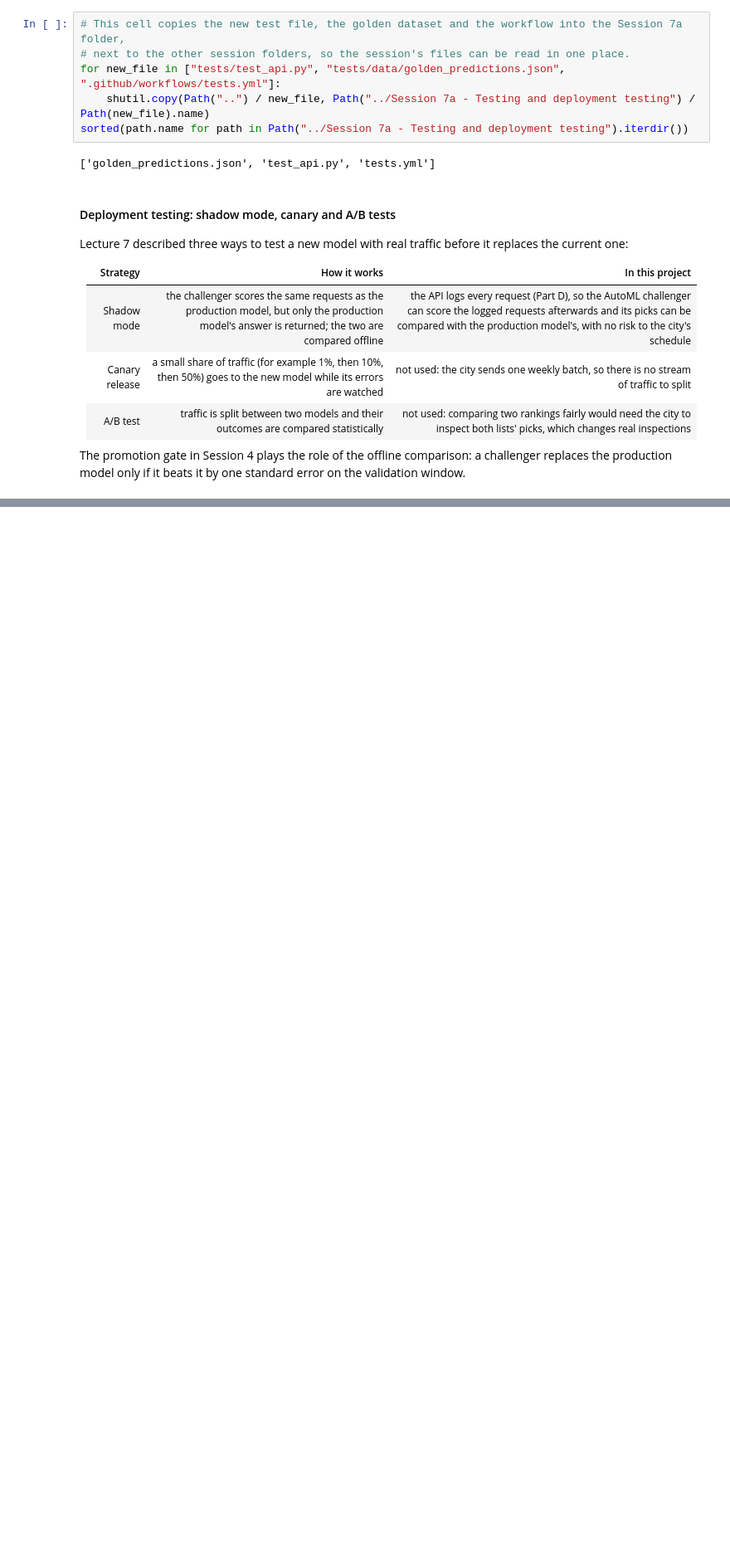
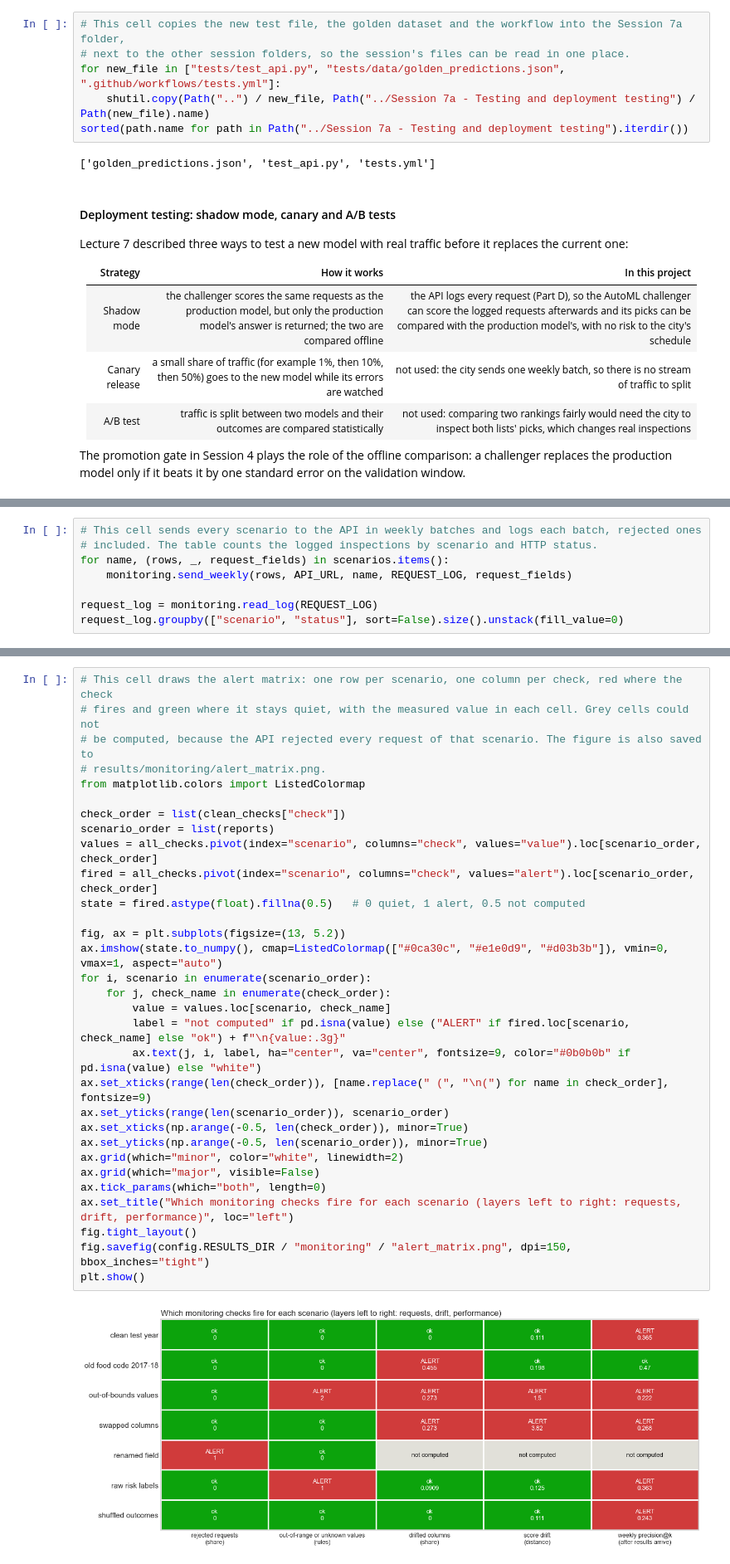
Before and after one commit to brookerios20/chicago-inspection-ranking-mlops, a Jupyter notebook: app/app.ipynb, the cells around one changed output, grey strips where cells are left out. Shown at 83% size. Cells and saved outputs as stored; diff of their text form; blank space fills up the shorter version.

Commit message:
Add Session 7b: monitoring module, drift simulation, Evidently dashboard

```diff
--- a/app/app.ipynb
+++ b/app/app.ipynb
@@ -3993,0 +4576,8 @@ The promotion gate in Session 4 plays the role of the offline comparison: a chal
+# %%
+# This cell sends every scenario to the API in weekly batches and logs each batch, rejected ones
+# included. The table counts the logged inspections by scenario and HTTP status.
+for name, (rows, _, request_fields) in scenarios.items():
+    monitoring.send_weekly(rows, API_URL, name, REQUEST_LOG, request_fields)
+
+request_log = monitoring.read_log(REQUEST_LOG)
+request_log.groupby(["scenario", "status"], sort=False).size().unstack(fill_value=0)
@@ -3993,0 +4641,33 @@ The promotion gate in Session 4 plays the role of the offline comparison: a chal
+# %%
+# This cell draws the alert matrix: one row per scenario, one column per check, red where the check
+# fires and green where it stays quiet, with the measured value in each cell. Grey cells could not
+# be computed, because the API rejected every request of that scenario. The figure is also saved to
+# results/monitoring/alert_matrix.png.
+from matplotlib.colors import ListedColormap
+
+check_order = list(clean_checks["check"])
+scenario_order = list(reports)
+values = all_checks.pivot(index="scenario", columns="check", values="value").loc[scenario_order, check_order]
+fired = all_checks.pivot(index="scenario", columns="check", values="alert").loc[scenario_order, check_order]
+state = fired.astype(float).fillna(0.5)   # 0 quiet, 1 alert, 0.5 not computed
+
+fig, ax = plt.subplots(figsize=(13, 5.2))
+ax.imshow(state.to_numpy(), cmap=ListedColormap(["#0ca30c", "#e1e0d9", "#d03b3b"]), vmin=0, vmax=1, aspect="auto")
+for i, scenario in enumerate(scenario_order):
+    for j, check_name in enumerate(check_order):
+        value = values.loc[scenario, check_name]
+        label = "not computed" if pd.isna(value) else ("ALERT" if fired.loc[scenario, check_name] else "ok") + f"\n{value:.3g}"
+        ax.text(j, i, label, ha="center", va="center", fontsize=9, color="#0b0b0b" if pd.isna(value) else "white")
+ax.set_xticks(range(len(check_order)), [name.replace(" (", "\n(") for name in check_order], fontsize=9)
+ax.set_yticks(range(len(scenario_order)), scenario_order)
+ax.set_xticks(np.arange(-0.5, len(check_order)), minor=True)
+ax.set_yticks(np.arange(-0.5, len(scenario_order)), minor=True)
+ax.grid(which="minor", color="white", linewidth=2)
+ax.grid(which="major", visible=False)
+ax.tick_params(which="both", length=0)
+ax.set_title("Which monitoring checks fire for each scenario (layers left to right: requests, drift, performance)", loc="left")
+fig.tight_layout()
+fig.savefig(config.RESULTS_DIR / "monitoring" / "alert_matrix.png", dpi=150, bbox_inches="tight")
+plt.show()
+# %% [output]
+[figure, added]
```
Also changed, not shown: parts of 36 cells of this notebook, 12 other files.
